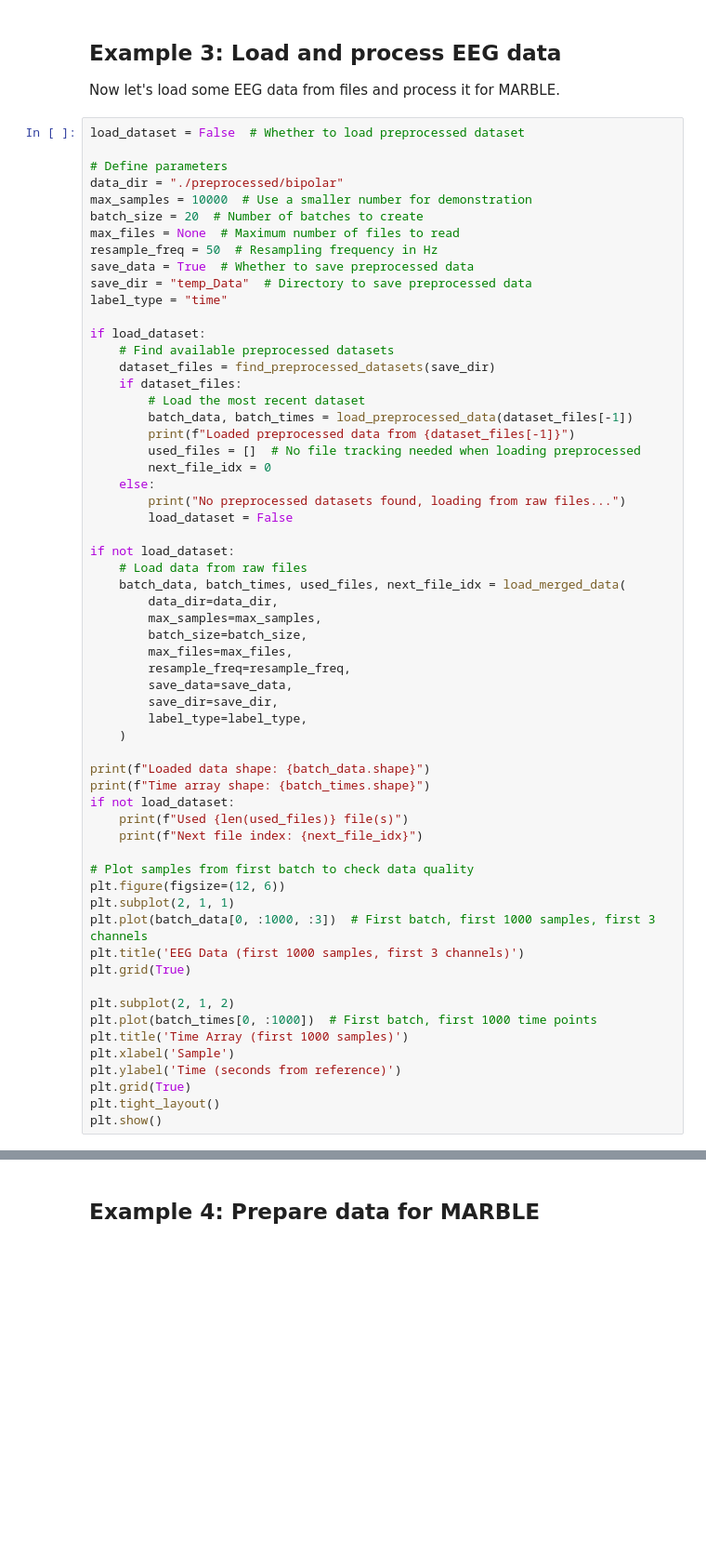
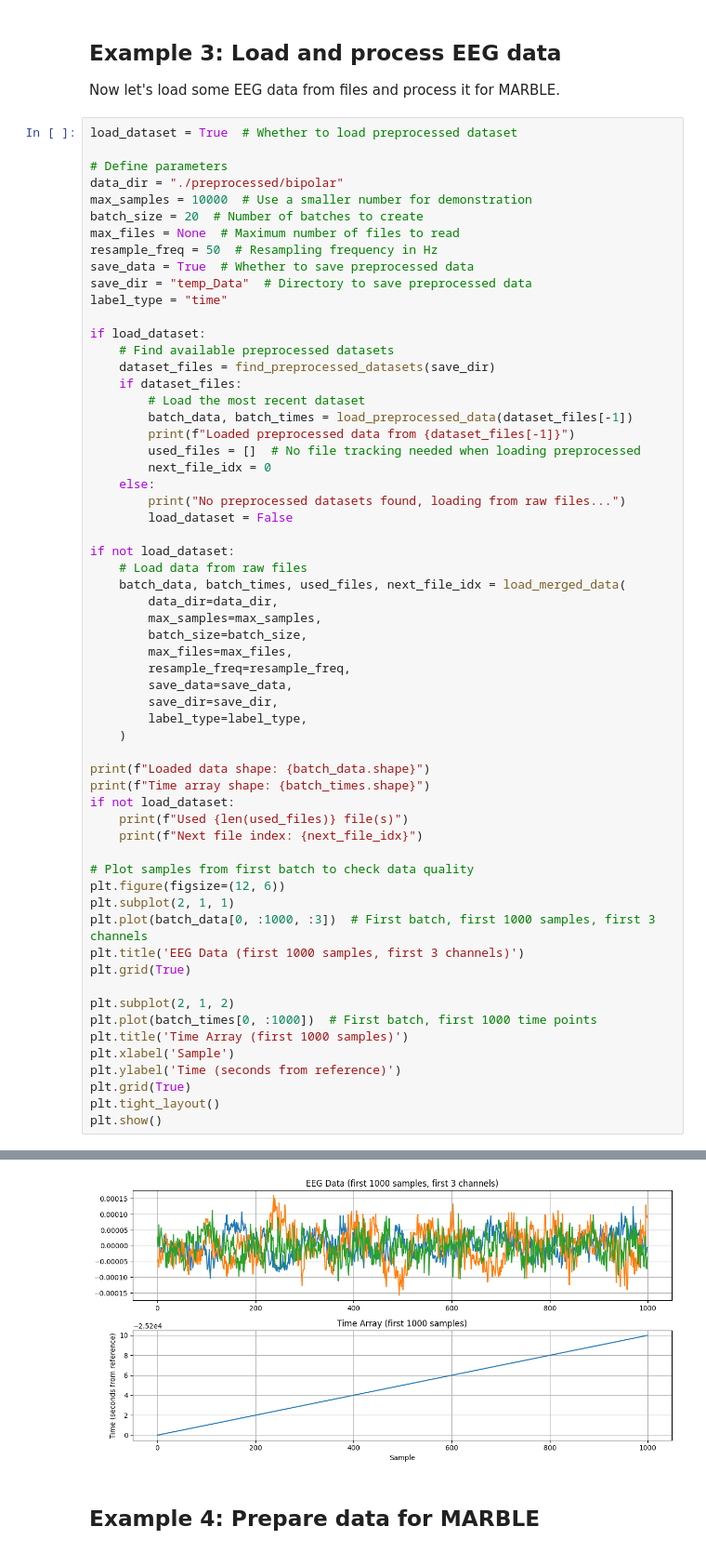
Before and after one commit to Jlei61/ans_MARBLE, a Jupyter notebook: example_training.ipynb, the cells around one changed output, grey strips where cells are left out. Shown: that part at 93% size. Drawn from its saved outputs; the diff is of its cells as text; blank space fills up the shorter version.

```diff
--- a/example_training.ipynb
+++ b/example_training.ipynb
@@ -21,7 +21,7 @@ from data_processing import *
 
 Now let's load some EEG data from files and process it for MARBLE.
 # %%
-load_dataset = False  # Whether to load preprocessed dataset
+load_dataset = True  # Whether to load preprocessed dataset
 
 # Define parameters
 data_dir = "./preprocessed/bipolar"
@@ -115,3 +96,4 @@ Processing batch 12
+[figure, added]
 # %% [markdown]
 ## Example 4: Prepare data for MARBLE
 # %%
```
Also changed, not shown: parts of 5 cells of this notebook, 9 other files.
